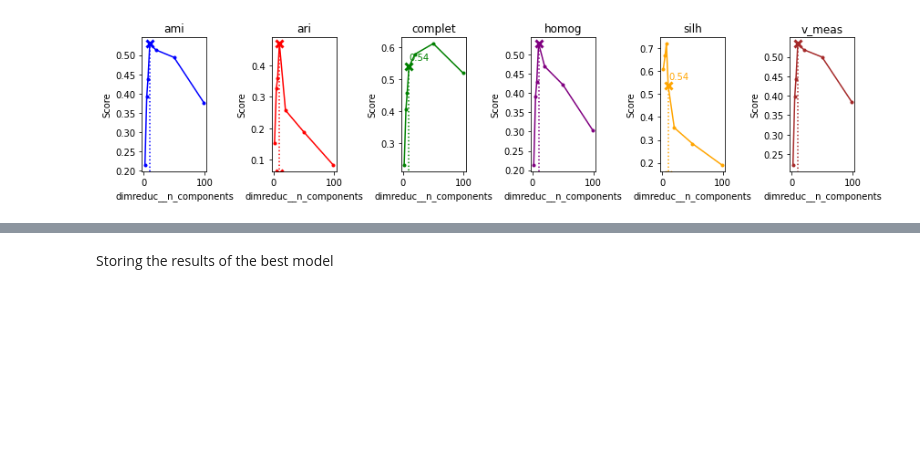
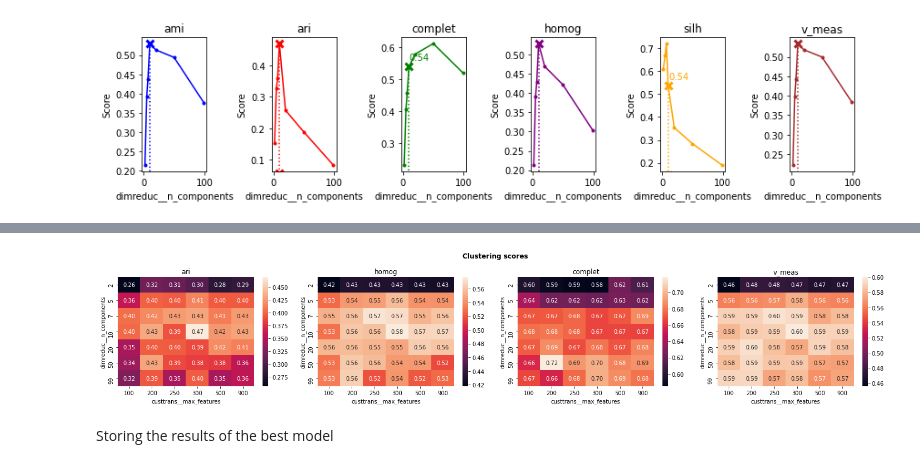
Before and after one commit to SmellyArmure/OC_DS_Project6, a Jupyter notebook: NOTEBOOK/P6_Cleaning_NLP.ipynb, the cells around one changed output, grey strips where cells are left out. Cells and saved outputs as stored; diff of their text form; code cells hidden in the pictures; blank space fills up the shorter version.

```diff
--- a/NOTEBOOK/P6_Cleaning_NLP.ipynb
+++ b/NOTEBOOK/P6_Cleaning_NLP.ipynb
@@ -715,17 +727,19 @@ plot_gsc_multi_scores(gsc=gsc, param='dimreduc__n_components', title=None,
 # %%
-# # All the scores through 2 chosen parameters
+# All the scores through 2 chosen parameters
 
-# fig = plt.figure(figsize=(20,4))
-# params = ['dimreduc__n_components', 'custtrans__max_features']
+fig = plt.figure(figsize=(20,4))
+params = ['dimreduc__n_components', 'custtrans__max_features']
 
-# scores = ['ari', 'homog', 'complet', 'v_meas']
-# ### Looping on all the scores
-# for i, score in enumerate(scores, 1):
-#     ax = fig.add_subplot(1,len(scores),i)
-#     plot_2D_gsclust_param_opt(gsc, params=params, fmt='.2f',
-#                               score=score, title=None, ax=ax)
+scores = ['ari', 'homog', 'complet', 'v_meas']
+### Looping on all the scores
+for i, score in enumerate(scores, 1):
+    ax = fig.add_subplot(1,len(scores),i)
+    plot_2D_gsclust_param_opt(gsc, params=params, fmt='.2f',
+                              score=score, title=None, ax=ax)
 
-# plt.gcf().suptitle('Clustering scores', fontweight='bold')
-# plt.tight_layout(rect=[0,0,1,0.92])
+plt.gcf().suptitle('Clustering scores', fontweight='bold')
+plt.tight_layout(rect=[0,0,1,0.92])
+# %% [output]
+[figure, added]
 # %% [markdown]
 Storing the results of the best model
```
Also changed, not shown: parts of 84 cells of this notebook, 5 other files.
